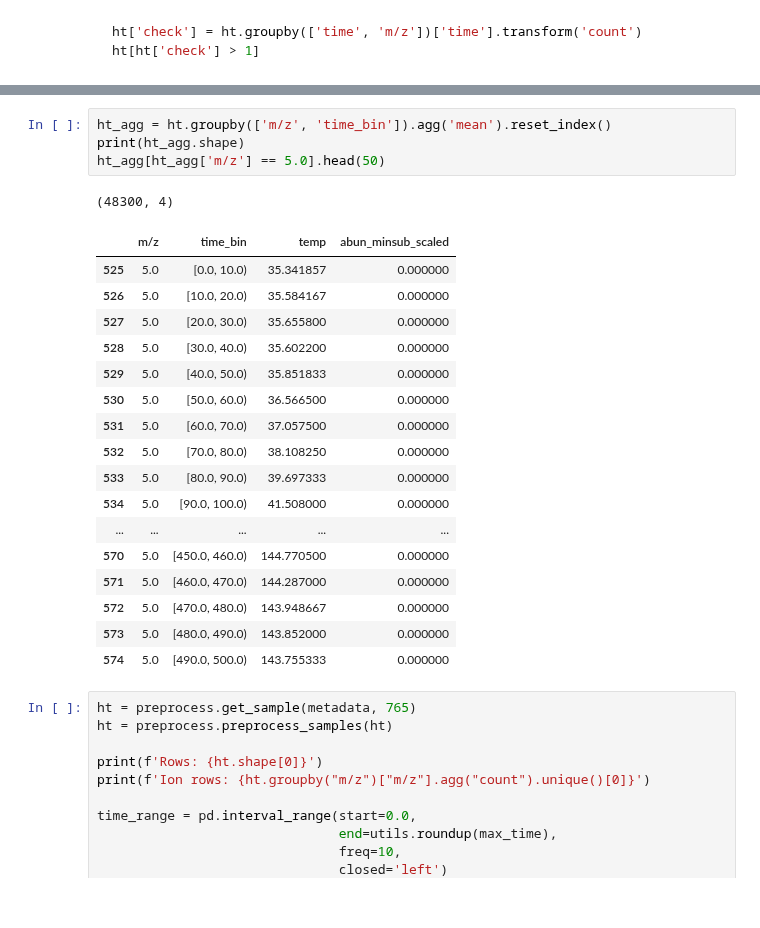
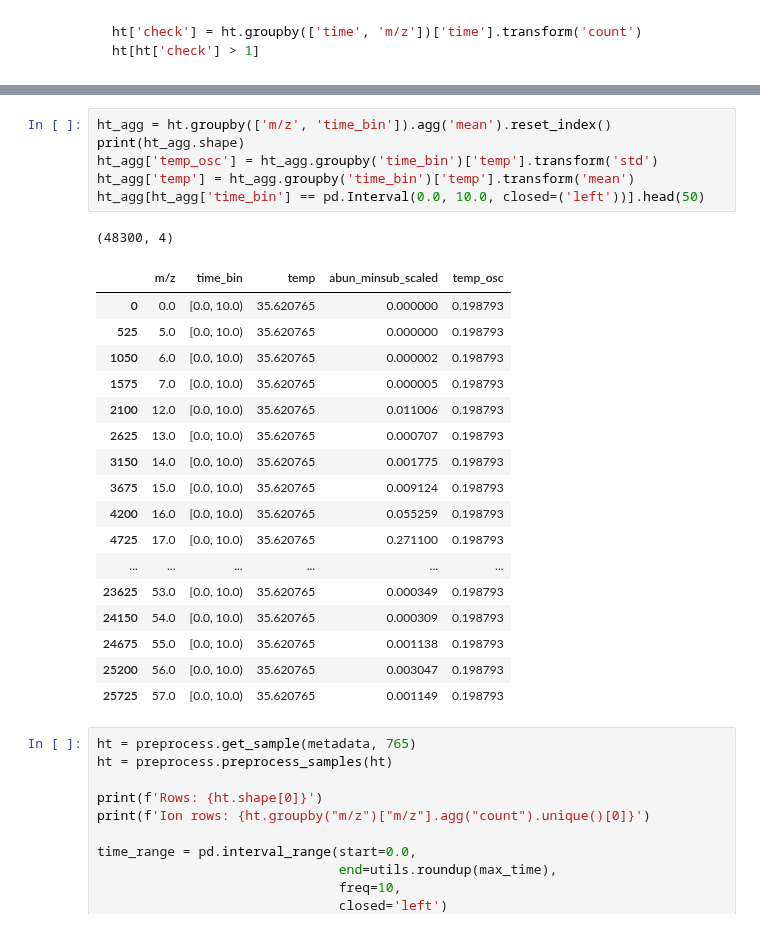
Before and after one commit to itacdonev/MarsSpectrometry, a Jupyter notebook: notebooks/training_dl.ipynb, the cells around one changed output, grey strips where cells are left out. Drawn from its saved outputs; the diff is of its cells as text.

```diff
--- a/notebooks/training_dl.ipynb
+++ b/notebooks/training_dl.ipynb
@@ -182,26 +208,28 @@ Ion rows: 1
 # %%
 ht_agg = ht.groupby(['m/z', 'time_bin']).agg('mean').reset_index()
 print(ht_agg.shape)
-ht_agg[ht_agg['m/z'] == 5.0].head(50)
+ht_agg['temp_osc'] = ht_agg.groupby('time_bin')['temp'].transform('std')
+ht_agg['temp'] = ht_agg.groupby('time_bin')['temp'].transform('mean')
+ht_agg[ht_agg['time_bin'] == pd.Interval(0.0, 10.0, closed=('left'))].head(50)
 # %% [output]
 (48300, 4)
-|  | m/z | time_bin | temp | abun_minsub_scaled |
-| 525 | 5.0 | [0.0, 10.0) | 35.341857 | 0.000000 |
-| 526 | 5.0 | [10.0, 20.0) | 35.584167 | 0.000000 |
-| 527 | 5.0 | [20.0, 30.0) | 35.655800 | 0.000000 |
-| 528 | 5.0 | [30.0, 40.0) | 35.602200 | 0.000000 |
-| 529 | 5.0 | [40.0, 50.0) | 35.851833 | 0.000000 |
-| 530 | 5.0 | [50.0, 60.0) | 36.566500 | 0.000000 |
-| 531 | 5.0 | [60.0, 70.0) | 37.057500 | 0.000000 |
-| 532 | 5.0 | [70.0, 80.0) | 38.108250 | 0.000000 |
-| 533 | 5.0 | [80.0, 90.0) | 39.697333 | 0.000000 |
-| 534 | 5.0 | [90.0, 100.0) | 41.508000 | 0.000000 |
-| ... | ... | ... | ... | ... |
-| 570 | 5.0 | [450.0, 460.0) | 144.770500 | 0.000000 |
-| 571 | 5.0 | [460.0, 470.0) | 144.287000 | 0.000000 |
-| 572 | 5.0 | [470.0, 480.0) | 143.948667 | 0.000000 |
-| 573 | 5.0 | [480.0, 490.0) | 143.852000 | 0.000000 |
-| 574 | 5.0 | [490.0, 500.0) | 143.755333 | 0.000000 |
+|  | m/z | time_bin | temp | abun_minsub_scaled | temp_osc |
+| 0 | 0.0 | [0.0, 10.0) | 35.620765 | 0.000000 | 0.198793 |
+| 525 | 5.0 | [0.0, 10.0) | 35.620765 | 0.000000 | 0.198793 |
+| 1050 | 6.0 | [0.0, 10.0) | 35.620765 | 0.000002 | 0.198793 |
+| 1575 | 7.0 | [0.0, 10.0) | 35.620765 | 0.000005 | 0.198793 |
+| 2100 | 12.0 | [0.0, 10.0) | 35.620765 | 0.011006 | 0.198793 |
+| 2625 | 13.0 | [0.0, 10.0) | 35.620765 | 0.000707 | 0.198793 |
+| 3150 | 14.0 | [0.0, 10.0) | 35.620765 | 0.001775 | 0.198793 |
+| 3675 | 15.0 | [0.0, 10.0) | 35.620765 | 0.009124 | 0.198793 |
+| 4200 | 16.0 | [0.0, 10.0) | 35.620765 | 0.055259 | 0.198793 |
+| 4725 | 17.0 | [0.0, 10.0) | 35.620765 | 0.271100 | 0.198793 |
+| ... | ... | ... | ... | ... | ... |
+| 23625 | 53.0 | [0.0, 10.0) | 35.620765 | 0.000349 | 0.198793 |
+| 24150 | 54.0 | [0.0, 10.0) | 35.620765 | 0.000309 | 0.198793 |
+| 24675 | 55.0 | [0.0, 10.0) | 35.620765 | 0.001138 | 0.198793 |
+| 25200 | 56.0 | [0.0, 10.0) | 35.620765 | 0.003047 | 0.198793 |
+| 25725 | 57.0 | [0.0, 10.0) | 35.620765 | 0.001149 | 0.198793 |
 # %%
 ht = preprocess.get_sample(metadata, 765)
 ht = preprocess.preprocess_samples(ht)
```
Also changed, not shown: parts of 10 cells of this notebook, 1 other file.
